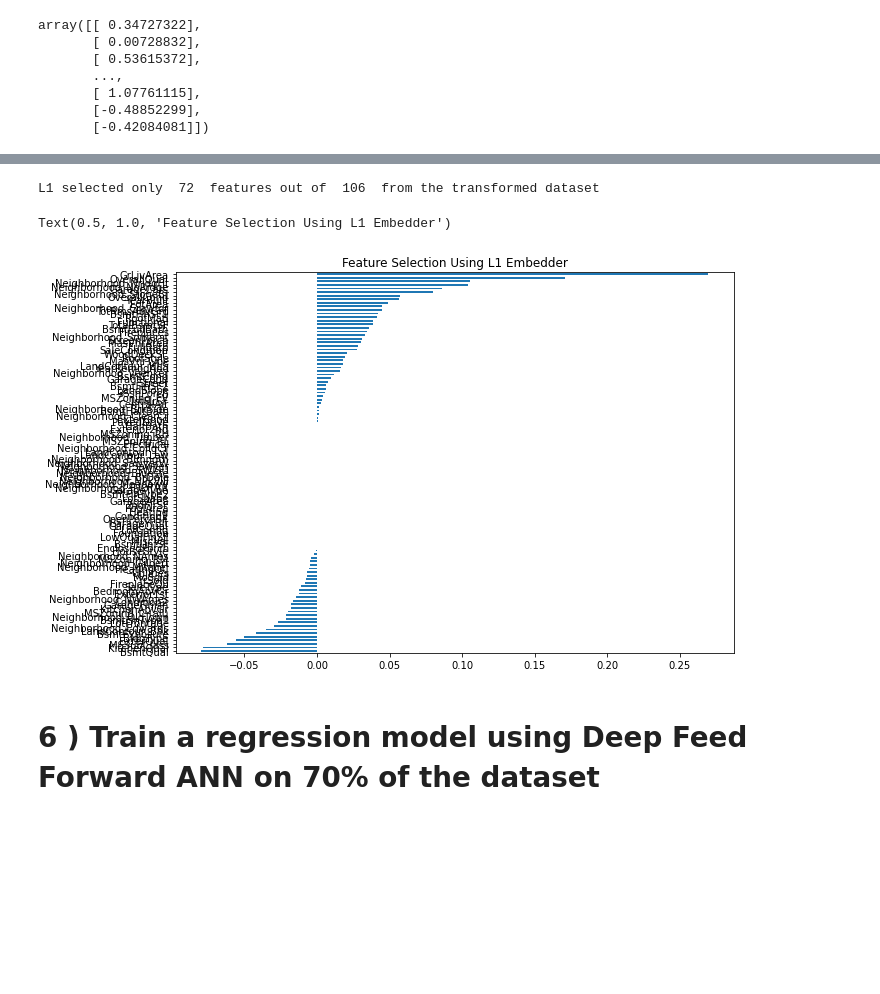
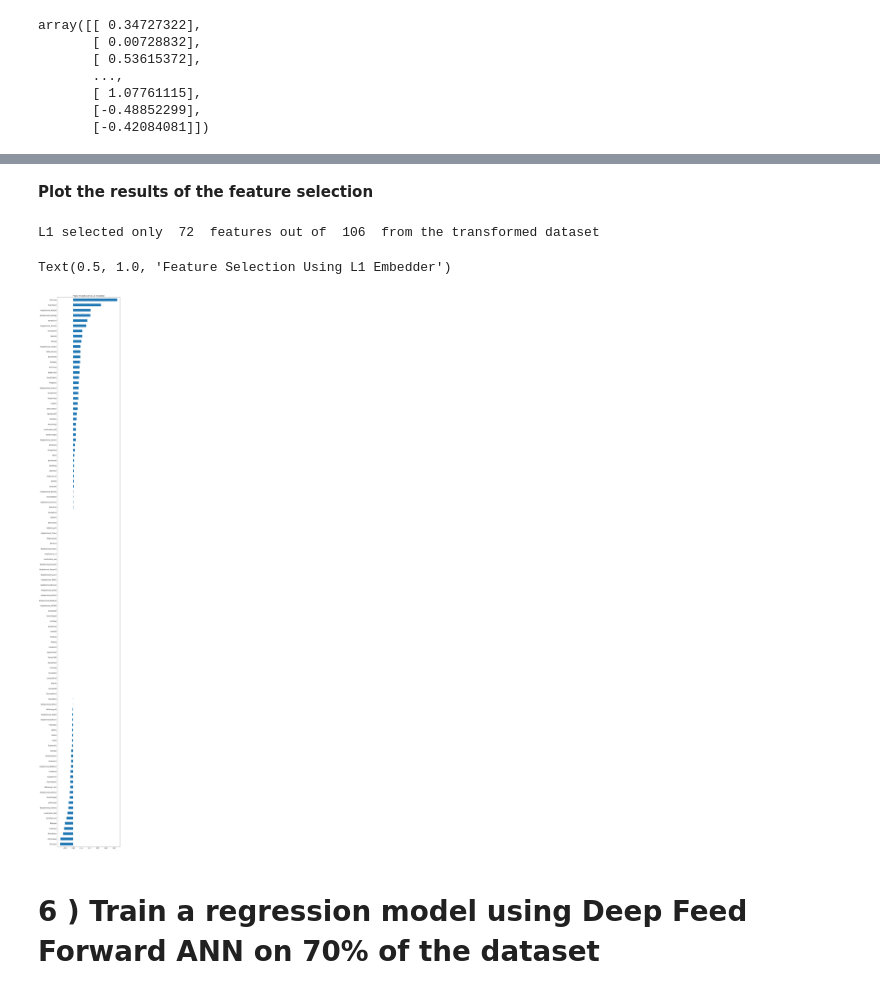
Before and after one commit to ChelseaNgigi/Machine_Learning_Assignments, a Jupyter notebook: Feature_selection_and_regression_using_ANN_groupwork.ipynb, the cells around one changed output, grey strips where cells are left out. Cells and saved outputs as stored; diff of their text form; code cells hidden in the pictures; blank space fills up the shorter version.

```diff
--- a/Feature_selection_and_regression_using_ANN_groupwork.ipynb
+++ b/Feature_selection_and_regression_using_ANN_groupwork.ipynb
@@ -334,21 +325,30 @@ LassoCV(alphas=None, copy_X=True, cv=None, eps=0.001, fit_intercept=True,
+# %%
+coef = pd.Series(regressor.coef_, index = new_housing_pricing_data.columns)
+# %% [markdown]
+**Plot the results of the feature selection**
 # %%
-# print(regressor.coef_)
-coef_col = pd.Series(regressor.coef_,index=new_housing_pricing_data.columns)
+sorted_coef = coef.sort_values()
 
-#print(coef_col)
-sorted_coef = coef_col.sort_values()
-matplotlib.rcParams['figure.figsize']=(10.0,7.0)
-sorted_coef.plot(kind="barh")
+#Set the width and height of the figure
+matplotlib.rcParams['figure.figsize'] = (8.0, 72.0)
 
-no_of_selected_features = sum(coef_col != 0)
-no_of_rejected_features = sum(coef_col == 0)
+#Use a Horizontal bar plot
+sorted_coef.plot(kind = "barh")
+
+#Get number of selected & rejected features
+no_of_selected_features = sum(coef != 0)
+no_of_rejected_features = sum(coef == 0)
+
+#Get the total number of features
 total_features = no_of_selected_features + no_of_rejected_features
+
 print("L1 selected only ",no_of_selected_features," features out of ",total_features," from the transformed dataset ")
+
 plt.title("Feature Selection Using L1 Embedder")
 # %% [output]
 L1 selected only  72  features out of  106  from the transformed dataset
 Text(0.5, 1.0, 'Feature Selection Using L1 Embedder')
-[figure, old version]
+[figure, new version]
 # %% [markdown]
 # 6 ) Train a regression model using Deep Feed Forward ANN on 70% of the dataset
 # %% [markdown]
```
Also changed, not shown: parts of 5 cells of this notebook.
